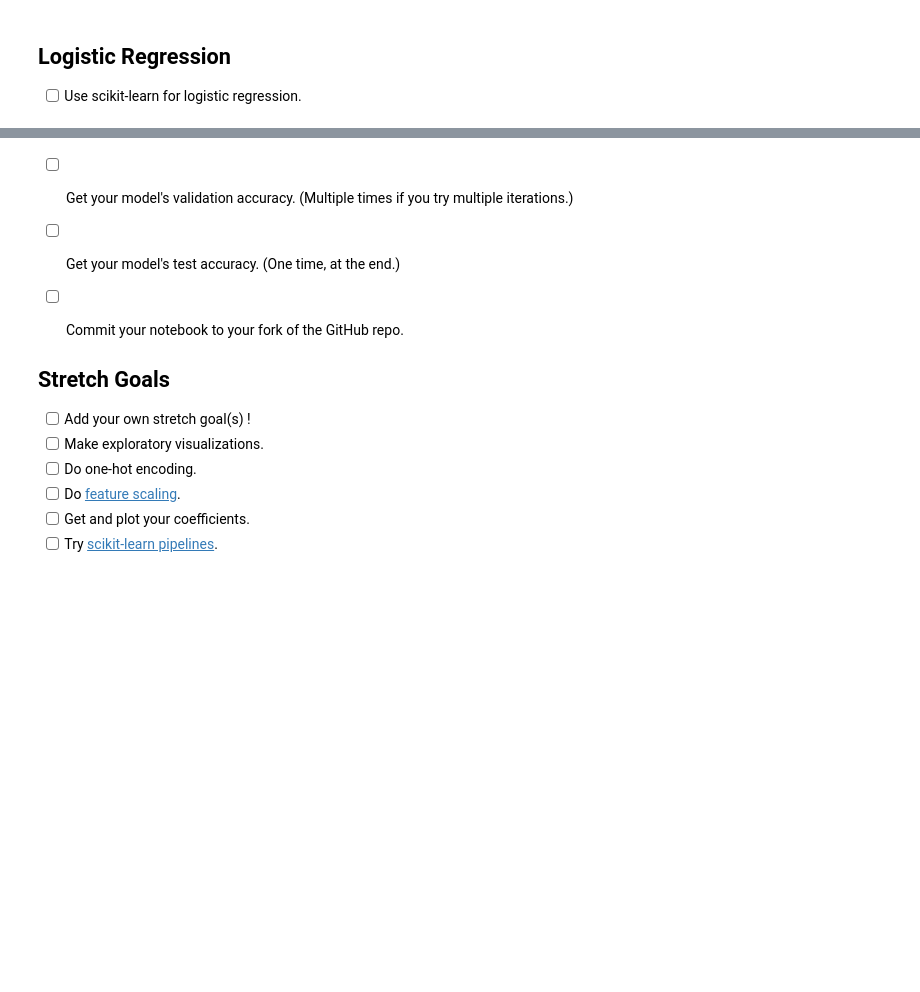
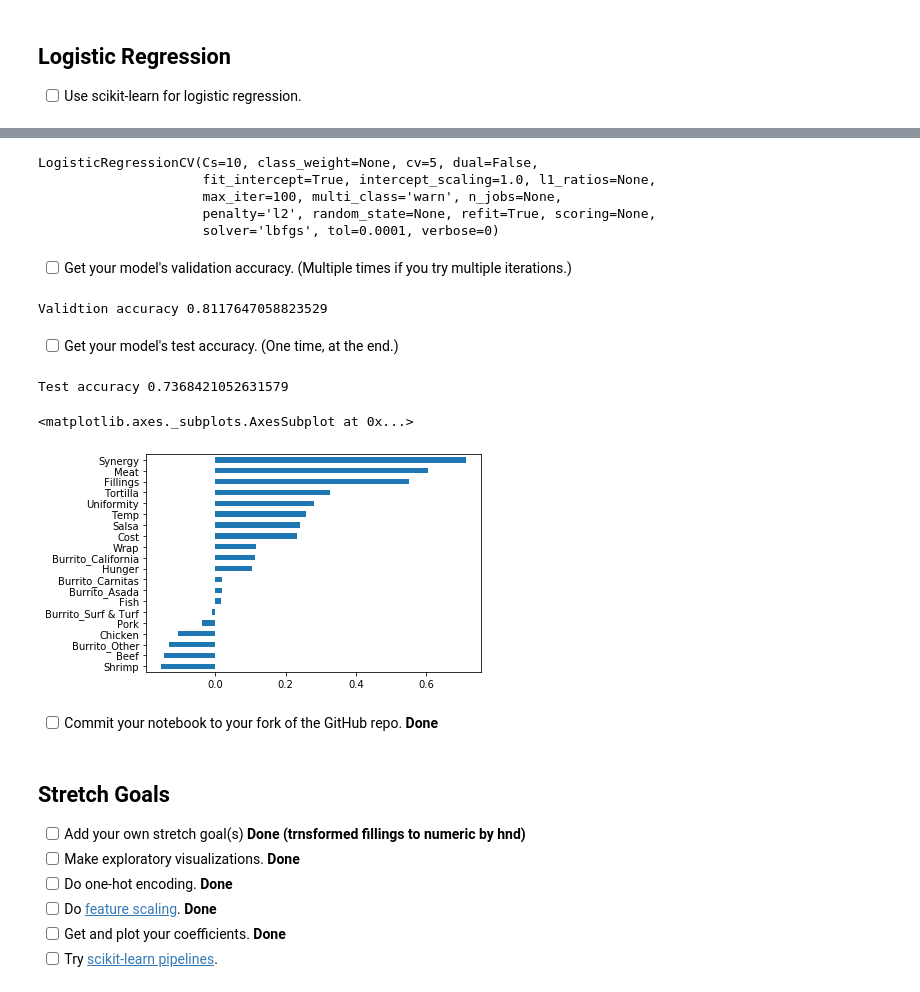
Before and after one commit to gptix/DS-Unit-2-Linear-Models, a Jupyter notebook: module4-logistic-regression/Jud_Taylor_assignment_regression_classification_4.ipynb, the cells around one changed output, grey strips where cells are left out. Drawn from its saved outputs; the diff is of its cells as text; code cells hidden in the pictures; blank space fills up the shorter version.

```diff
--- a/module4-logistic-regression/Jud_Taylor_assignment_regression_classification_4.ipynb
+++ b/module4-logistic-regression/Jud_Taylor_assignment_regression_classification_4.ipynb
@@ -237,0 +302,14 @@ NameError: ignored
+# %%
+encoder = ce.OneHotEncoder(use_cat_names=True)
+X_train_encoded = encoder.fit_transform(X_train)
+X_val_encoded = encoder.transform(X_val)
+X_train_encoded.head()
+# %%
+imputer = SimpleImputer()
+X_train_imputed = imputer.fit_transform(X_train_encoded)
+X_val_imputed = imputer.transform(X_val_encoded)
+X_train_imputed[:5]
+# %%
+scaler = StandardScaler()
+X_train_scaled = scaler.fit_transform(X_train_imputed)
+X_val_scaled = scaler.transform(X_val_imputed)
@@ -238,14 +318,46 @@ NameError: ignored
+# %%
+model= LogisticRegressionCV(cv=5)
+model.fit(X_train_scaled, y_train)
+# %% [output]
+LogisticRegressionCV(Cs=10, class_weight=None, cv=5, dual=False,
+                     fit_intercept=True, intercept_scaling=1.0, l1_ratios=None,
+                     max_iter=100, multi_class='warn', n_jobs=None,
+                     penalty='l2', random_state=None, refit=True, scoring=None,
+                     solver='lbfgs', tol=0.0001, verbose=0)
+# %% [markdown]
+- [ ] Get your model's validation accuracy. (Multiple times if you try multiple iterations.)
+# %%
+print('Validtion accuracy', model.score(X_val_scaled, y_val))
+# %% [output]
+Validtion accuracy 0.8117647058823529
+# %% [markdown]
+- [ ] Get your model's test accuracy. (One time, at the end.)
+# %%
+X_test = test[features]
+y_test = test[target]
+
+X_test_encoded = encoder.fit_transform(X_test)
+X_test_imputed = imputer.fit_transform(X_test_encoded)
+X_test_scaled = scaler.fit_transform(X_test_imputed)
+
+
+print('Test accuracy', model.score(X_test_scaled, y_test))
+# %% [output]
+Test accuracy 0.7368421052631579
+# %%
+pd.Series(model.coef_[0], X_train_encoded.columns).sort_values().plot.barh()
+# %% [output]
+<matplotlib.axes._subplots.AxesSubplot at 0x...>
+[figure, added]
+# %% [markdown]
+- [ ] Commit your notebook to your fork of the GitHub repo.
+**Done**
 # %% [markdown]
-- [ ] Get your model's validation accuracy. (Multiple times if you try multiple iterations.)
-- [ ] Get your model's test accuracy. (One time, at the end.)
-- [ ] Commit your notebook to your fork of the GitHub repo.
-
-
 ## Stretch Goals
 
-- [ ] Add your own stretch goal(s) !
-- [ ] Make exploratory visualizations.
-- [ ] Do one-hot encoding.
-- [ ] Do [feature scaling](https://scikit-learn.org/stable/modules/preprocessing.html).
-- [ ] Get and plot your coefficients.
+- [ ] Add your own stretch goal(s) **Done (trnsformed fillings to numeric by hnd)**
+- [ ] Make exploratory visualizations. **Done**
+- [ ] Do one-hot encoding. **Done**
+- [ ] Do [feature scaling](https://scikit-learn.org/stable/modules/preprocessing.html). **Done**
+- [ ] Get and plot your coefficients. **Done**
 - [ ] Try [scikit-learn pipelines](https://scikit-learn.org/stable/modules/compose.html).
```
Also changed, not shown: parts of 15 cells of this notebook.
